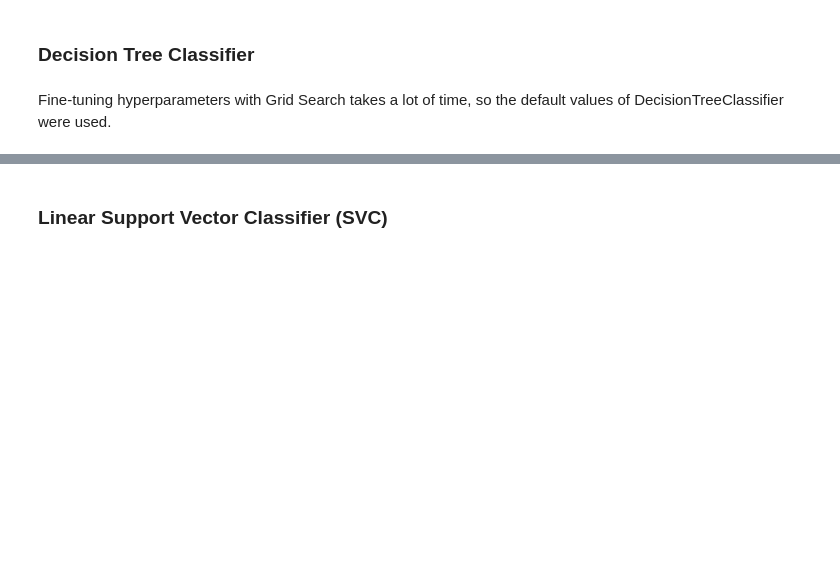
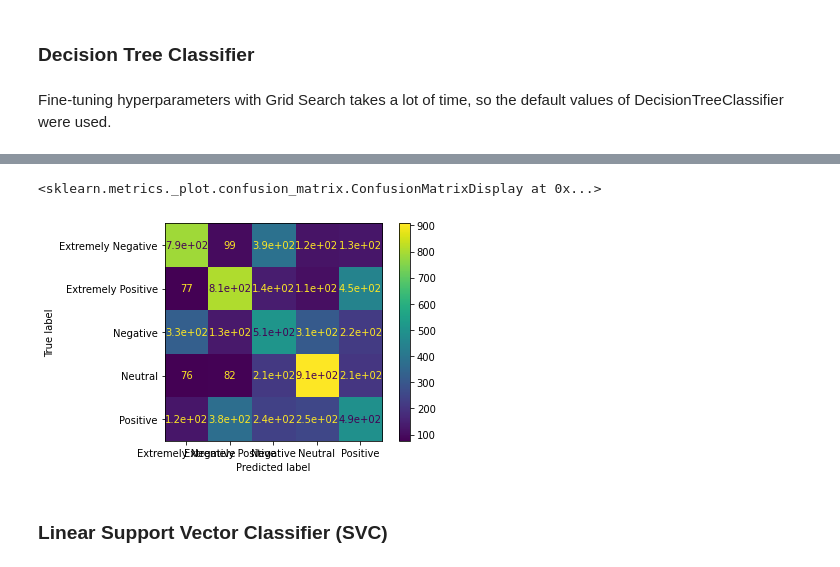
Before and after one commit to steliossid/covid19-classification, a Jupyter notebook: code.ipynb, the cells around one changed output, grey strips where cells are left out. Cells and saved outputs as stored; diff of their text form; code cells hidden in the pictures; blank space fills up the shorter version.

```diff
--- a/code.ipynb
+++ b/code.ipynb
@@ -518,3 +518,8 @@ Extremely Positive       0.56      0.52      0.54      1553
+# %%
+plot_confusion_matrix(model, X_test, y_test)
+# %% [output]
+<sklearn.metrics._plot.confusion_matrix.ConfusionMatrixDisplay at 0x...>
+[figure, added]
 # %% [markdown]
 ### Linear Support Vector Classifier (SVC)
 # %%
```
Also changed, not shown: parts of 9 cells of this notebook.
